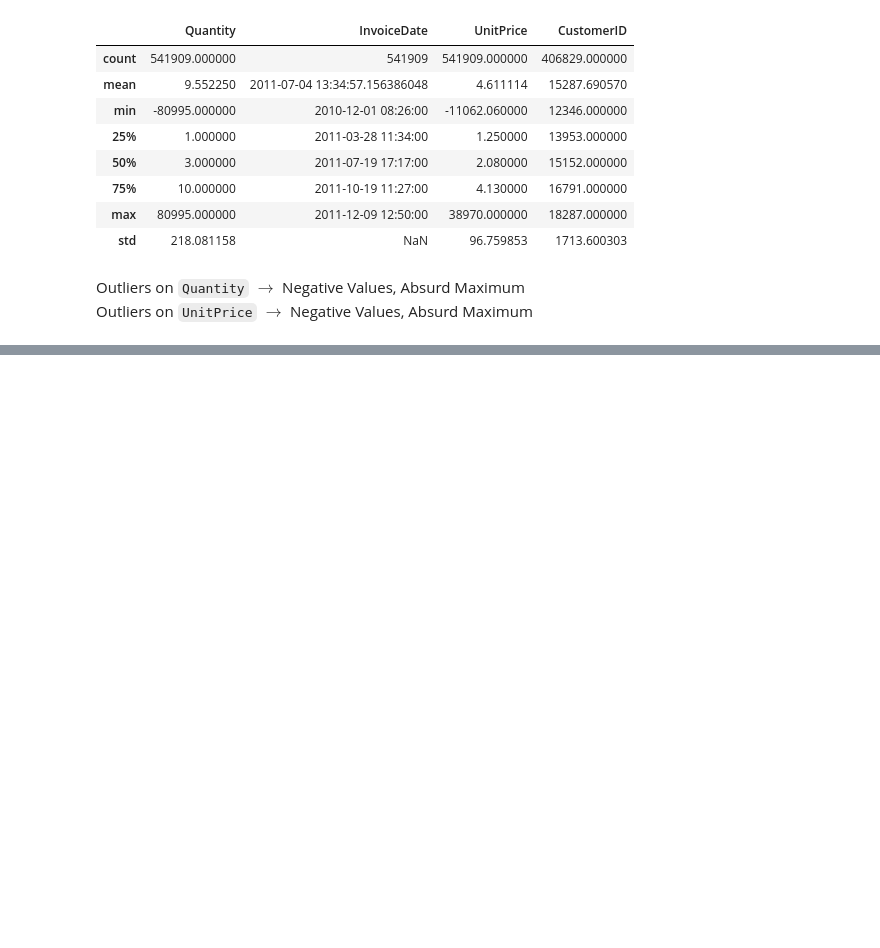
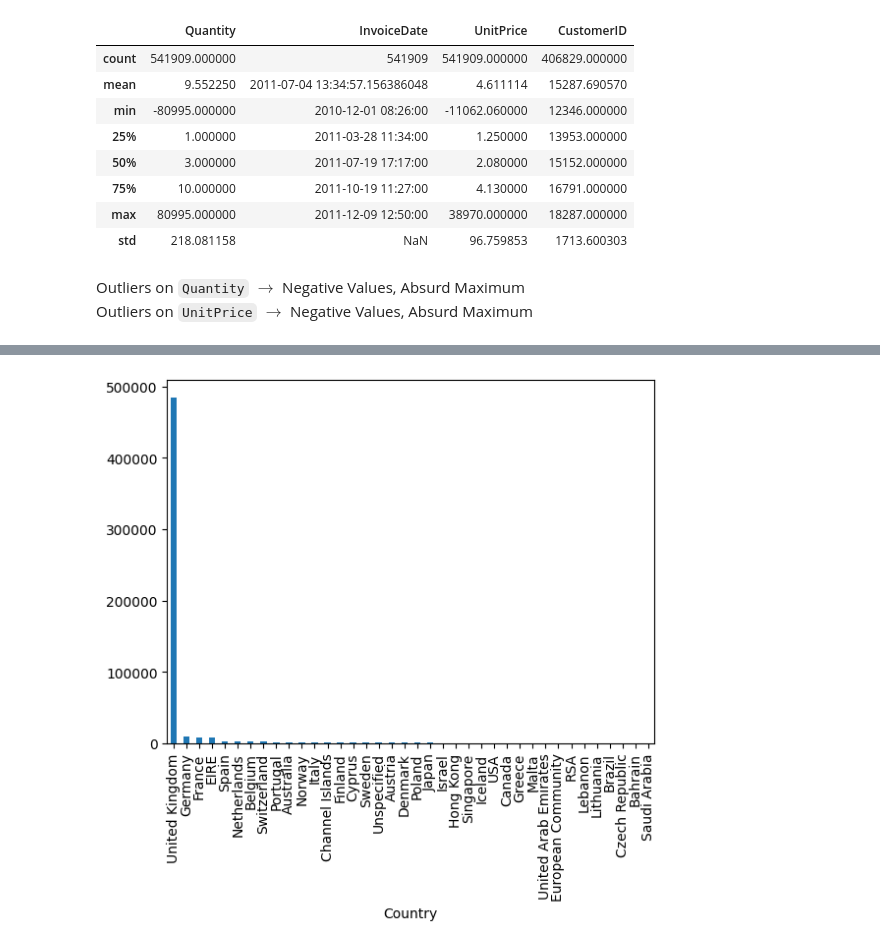
Before and after one commit to Supermjork/K-Kustomer-Klusters, a Jupyter notebook: notebook/cashier.ipynb, the cells around one changed output, grey strips where cells are left out. Drawn from its saved outputs; the diff is of its cells as text; code cells hidden in the pictures; blank space fills up the shorter version.

Commit message:
UK SALES BUSSIN BUSSIN FRFR

```diff
--- a/notebook/cashier.ipynb
+++ b/notebook/cashier.ipynb
@@ -94,0 +130,5 @@ Outliers on `UnitPrice` $\rightarrow$ Negative Values, Absurd Maximum
+# %%
+# getting a visual feel for the sales by country
+inter_sales = retail_dat['Country'].value_counts().plot(kind='bar')
+# %% [output]
+[figure, added]
```
Also changed, not shown: parts of 3 cells of this notebook, 1 other file.
